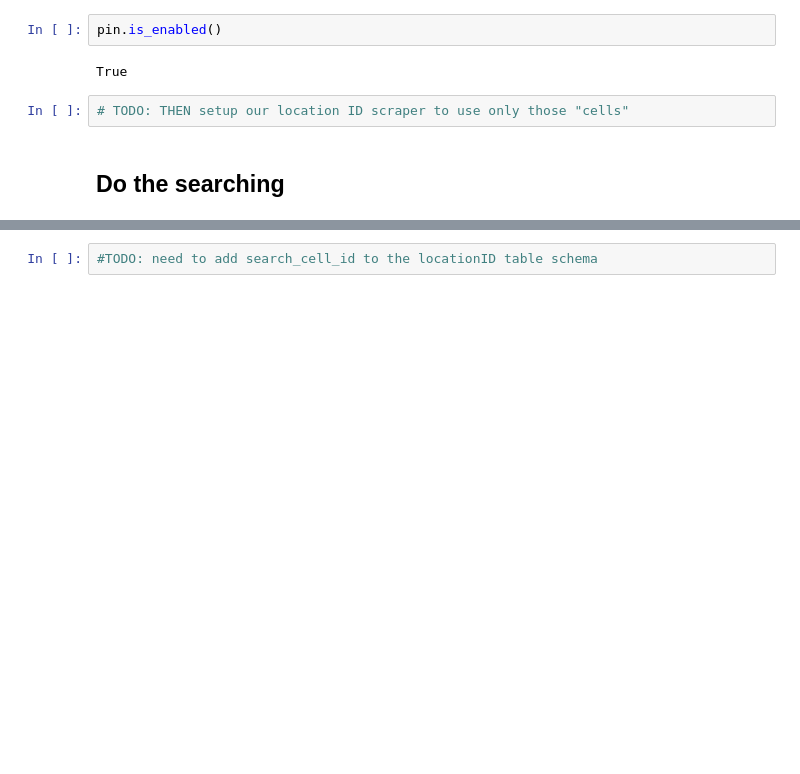
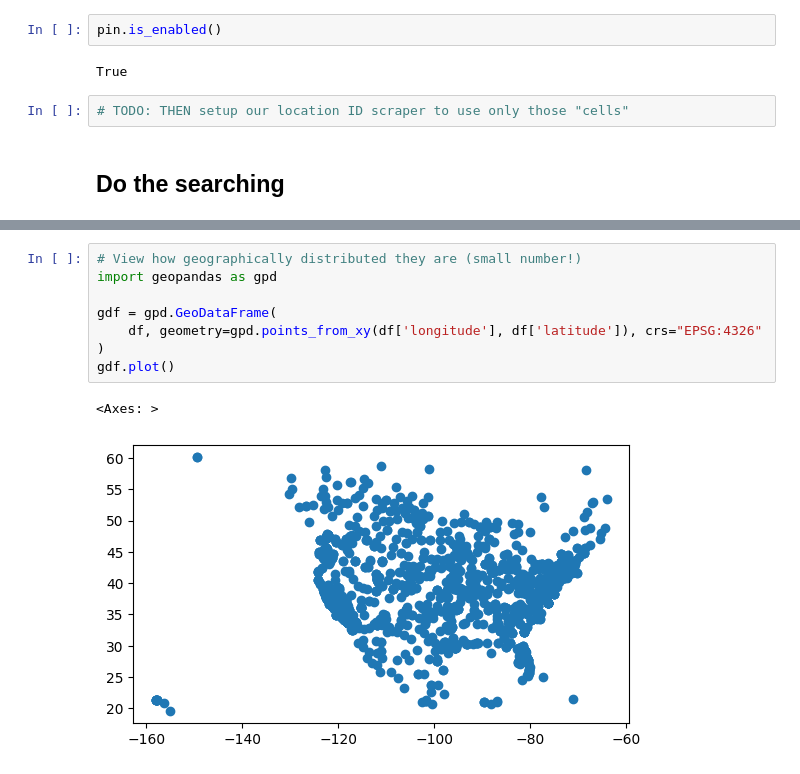
Before and after one commit to emigre459/evlens, a Jupyter notebook: notebooks/exploratory/0.3-DWRM-GCloud.ipynb, the cells around one changed output, grey strips where cells are left out. Drawn from its saved outputs; the diff is of its cells as text; blank space fills up the shorter version.

```diff
--- a/notebooks/exploratory/0.3-DWRM-GCloud.ipynb
+++ b/notebooks/exploratory/0.3-DWRM-GCloud.ipynb
@@ -1247,3 +1254,12 @@ bq.query_to_dataframe(query)
 # %%
-#TODO: need to add search_cell_id to the locationID table schema
+# View how geographically distributed they are (small number!)
+import geopandas as gpd
+
+gdf = gpd.GeoDataFrame(
+    df, geometry=gpd.points_from_xy(df['longitude'], df['latitude']), crs="EPSG:4326"
+)
+gdf.plot()
+# %% [output]
+<Axes: >
+[figure, added]
 # %%
```
Also changed, not shown: parts of 5 cells of this notebook, 3 other files.
